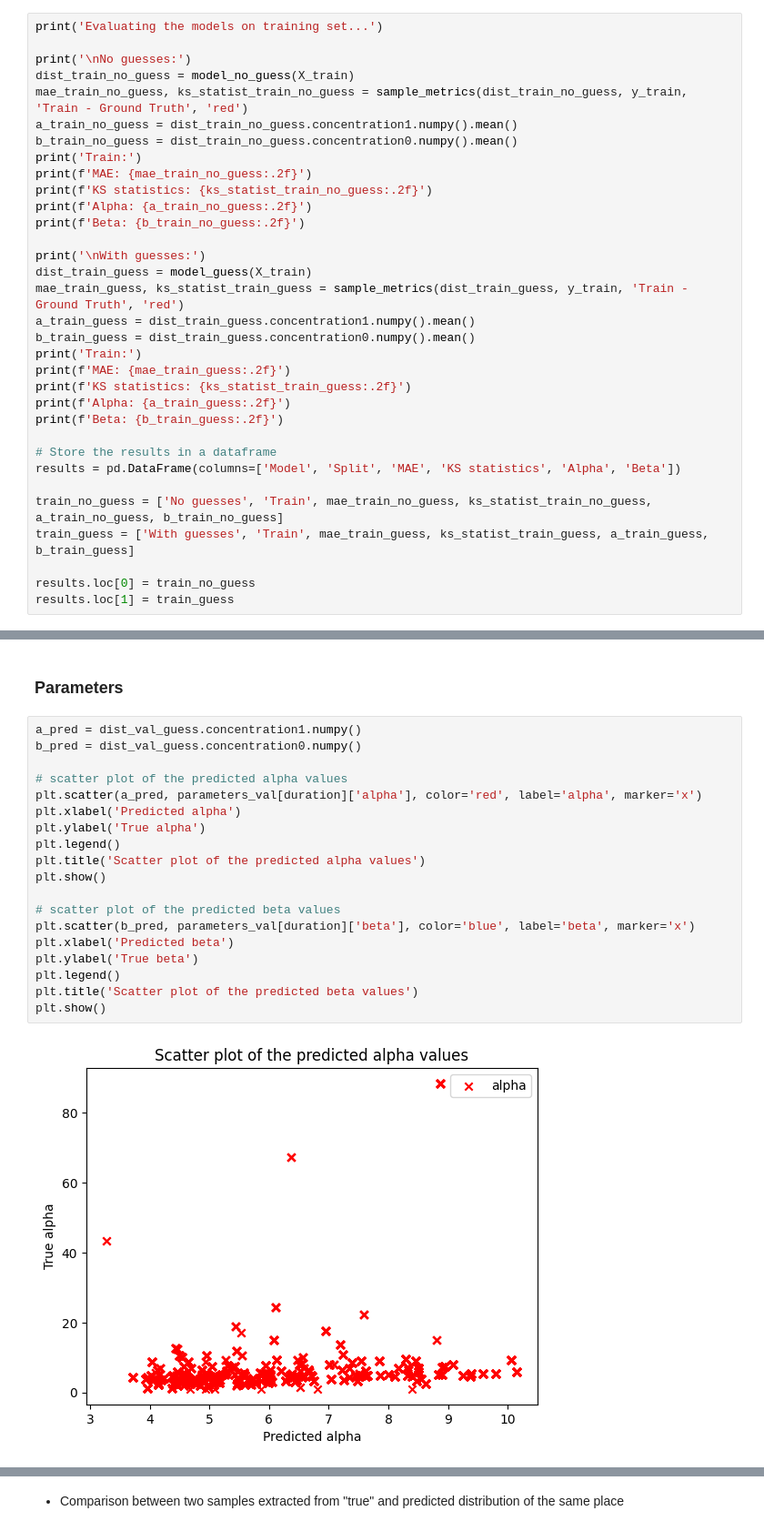
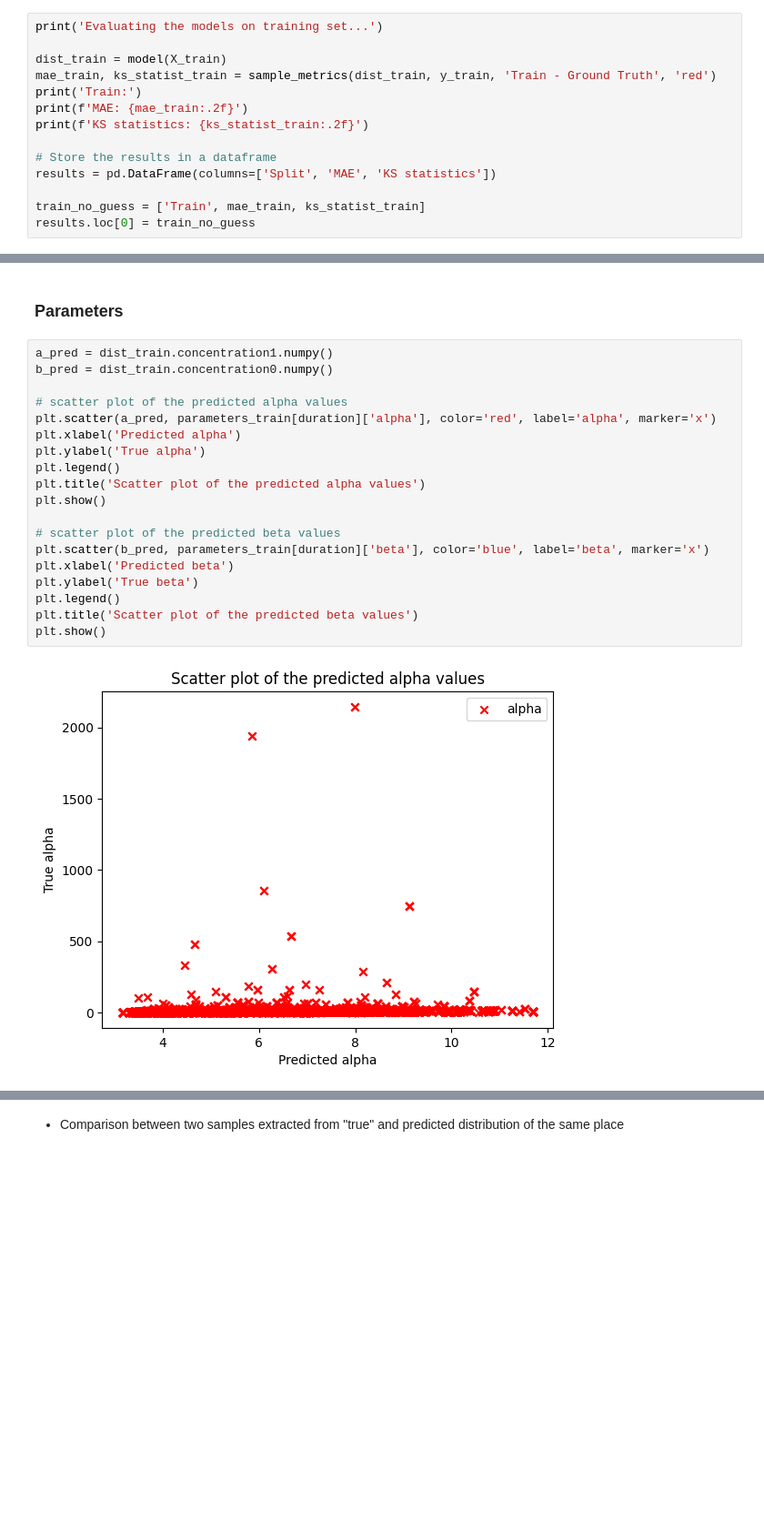
Before and after one commit to oshodiS/Rainfall-BetaEstimation, a Jupyter notebook: Rainfall new dataset.ipynb, the cells around one changed output, grey strips where cells are left out. Shown at 91% size. Cells and saved outputs as stored; diff of their text form; blank space fills up the shorter version.

```diff
--- a/Rainfall new dataset.ipynb
+++ b/Rainfall new dataset.ipynb
@@ -575,35 +539,16 @@ Epoch 6/6
 # %%
 print('Evaluating the models on training set...')
 
-print('\nNo guesses:')
-dist_train_no_guess = model_no_guess(X_train)
-mae_train_no_guess, ks_statist_train_no_guess = sample_metrics(dist_train_no_guess, y_train, 'Train - Ground Truth', 'red')
-a_train_no_guess = dist_train_no_guess.concentration1.numpy().mean()
-b_train_no_guess = dist_train_no_guess.concentration0.numpy().mean()
+dist_train = model(X_train)
+mae_train, ks_statist_train = sample_metrics(dist_train, y_train, 'Train - Ground Truth', 'red')
 print('Train:')
-print(f'MAE: {mae_train_no_guess:.2f}')
-print(f'KS statistics: {ks_statist_train_no_guess:.2f}')
-print(f'Alpha: {a_train_no_guess:.2f}')
-print(f'Beta: {b_train_no_guess:.2f}')
-
-print('\nWith guesses:')
-dist_train_guess = model_guess(X_train)
-mae_train_guess, ks_statist_train_guess = sample_metrics(dist_train_guess, y_train, 'Train - Ground Truth', 'red')
-a_train_guess = dist_train_guess.concentration1.numpy().mean()
-b_train_guess = dist_train_guess.concentration0.numpy().mean()
-print('Train:')
-print(f'MAE: {mae_train_guess:.2f}')
-print(f'KS statistics: {ks_statist_train_guess:.2f}')
-print(f'Alpha: {a_train_guess:.2f}')
-print(f'Beta: {b_train_guess:.2f}')
+print(f'MAE: {mae_train:.2f}')
+print(f'KS statistics: {ks_statist_train:.2f}')
 
 # Store the results in a dataframe
-results = pd.DataFrame(columns=['Model', 'Split', 'MAE', 'KS statistics', 'Alpha', 'Beta'])
+results = pd.DataFrame(columns=['Split', 'MAE', 'KS statistics'])
 
-train_no_guess = ['No guesses', 'Train', mae_train_no_guess, ks_statist_train_no_guess, a_train_no_guess, b_train_no_guess]
-train_guess = ['With guesses', 'Train', mae_train_guess, ks_statist_train_guess, a_train_guess, b_train_guess]
-
+train_no_guess = ['Train', mae_train, ks_statist_train]
 results.loc[0] = train_no_guess
-results.loc[1] = train_guess
 # %% [output]
 Evaluating the models on training set...
@@ -769,23 +617,23 @@ display(ci_scores)
 # %% [markdown]
 ### Parameters
 # %%
-a_pred = dist_val_guess.concentration1.numpy()
-b_pred = dist_val_guess.concentration0.numpy()
+a_pred = dist_train.concentration1.numpy()
+b_pred = dist_train.concentration0.numpy()
 
 # scatter plot of the predicted alpha values
-plt.scatter(a_pred, parameters_val[duration]['alpha'], color='red', label='alpha', marker='x')
+plt.scatter(a_pred, parameters_train[duration]['alpha'], color='red', label='alpha', marker='x')
 plt.xlabel('Predicted alpha')
 plt.ylabel('True alpha')
 plt.legend()
 plt.title('Scatter plot of the predicted alpha values')
 plt.show()
 
 # scatter plot of the predicted beta values
-plt.scatter(b_pred, parameters_val[duration]['beta'], color='blue', label='beta', marker='x')
+plt.scatter(b_pred, parameters_train[duration]['beta'], color='blue', label='beta', marker='x')
 plt.xlabel('Predicted beta')
 plt.ylabel('True beta')
 plt.legend()
 plt.title('Scatter plot of the predicted beta values')
 plt.show()
 # %% [output]
-[figure, old version]
+[figure, new version]
```
Also changed, not shown: parts of 19 cells of this notebook.
